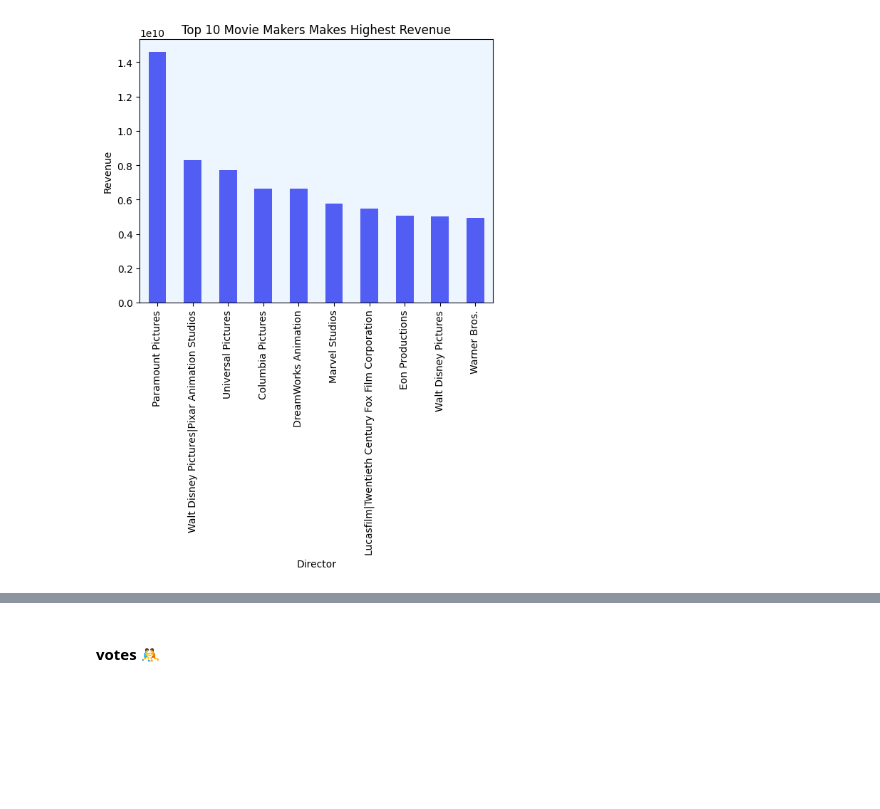
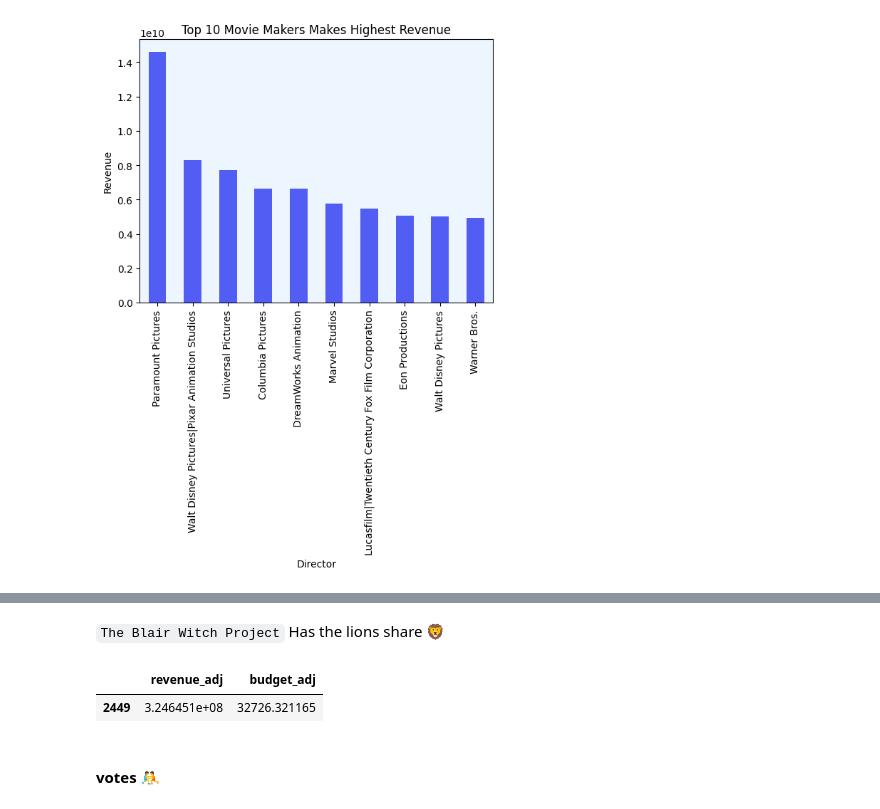
Before and after one commit to mszakii/DECI-L3-P1, a Jupyter notebook: project.ipynb, the cells around one changed output, grey strips where cells are left out. Cells and saved outputs as stored; diff of their text form; code cells hidden in the pictures; blank space fills up the shorter version.

```diff
--- a/project.ipynb
+++ b/project.ipynb
@@ -191,3 +208,10 @@ plot("Director", "Revenue", "Top 10 Movie Makers Makes Highest Revenue")
+# %% [markdown]
+`The Blair Witch Project` Has the lions share 🦁
+# %%
+data[data["original_title"] == "The Blair Witch Project"][["revenue_adj", "budget_adj"]]
+# %% [output]
+|  | revenue_adj | budget_adj |
+| 2449 | 3.246451e+08 | 32726.321165 |
 # %% [markdown]
 #### 	votes 🤼
 # %% [markdown]
```
Also changed, not shown: parts of 18 cells of this notebook, 1 other file.
